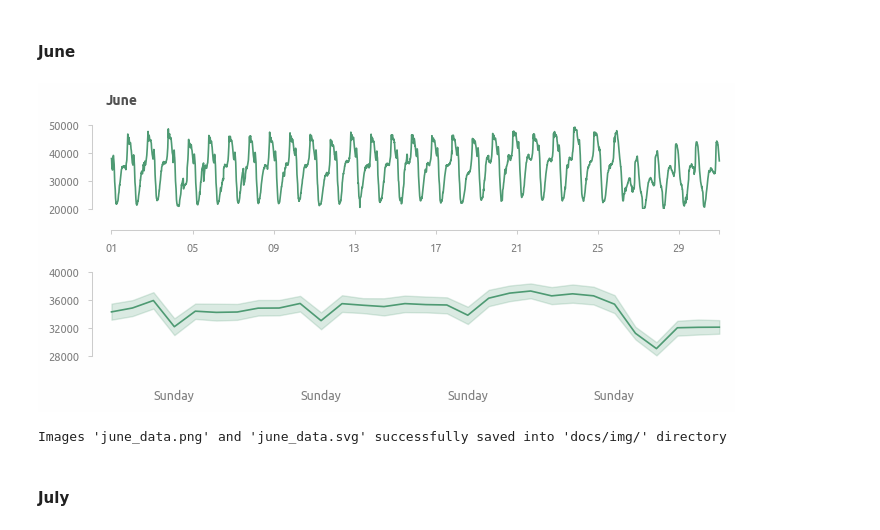
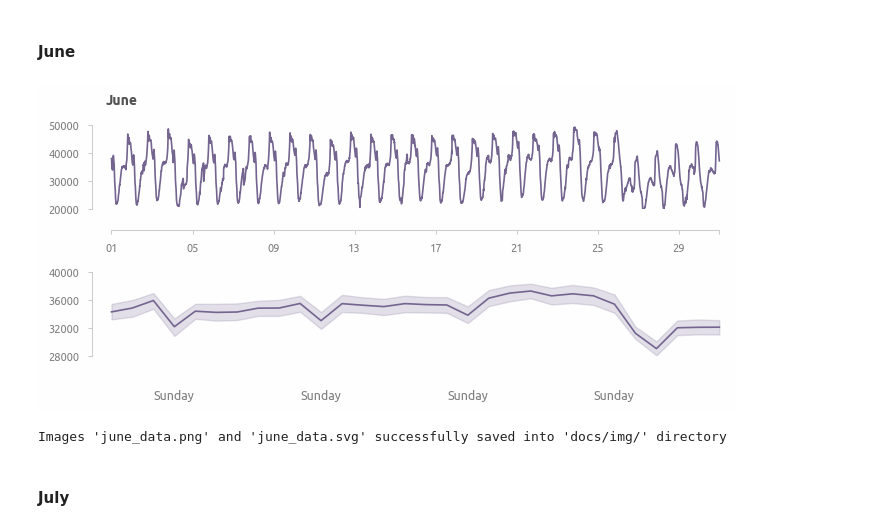
Before and after one commit to a-chasovsky/electric-power-consumption, a Jupyter notebook: 01-explore.ipynb, the cells around one changed output. Drawn from its saved outputs; the diff is of its cells as text; code cells hidden in the pictures.

```diff
--- a/01-explore.ipynb
+++ b/01-explore.ipynb
@@ -634,7 +631,7 @@ fig, ax = plt.subplots(2,1, figsize=(8, 3), sharex=False)
 # plt.subplot(2, 1, 1)
 ax[0].plot(train[train['month']==6].index,
     train[train['month']==6]['target1'],
-    color=palette[3])
+    color=palette[4])
 
 fmt = mpl.dates.DateFormatter('%d')
 ax[0].xaxis.set_major_formatter(fmt)
@@ -645,35 +642,35 @@ axis_rstyle(
     grid=False, ax=ax[0])
 
 ax[0].xaxis.get_major_ticks()[-1].label1.set_visible(False)
 
 sns.lineplot(
     data=train[train['month']==6],
     x='day',
     y='target1',
-    color=palette[3],
+    color=palette[4],
     ax=ax[1])
 
 multloc = mpl.ticker.MultipleLocator(base=7, offset=0)
 ax[1].xaxis.set_major_locator(multloc)
 ax[1].set_xticks(arange(4, 30, 7, True), labels=['Sunday']*4)
 
 axis_rstyle(
     ax=ax[1], offset_bottom=15, offset_left=10,
     yticks=[28000, 40000, 4000], ylim=[28000, 40000],
     grid=False, x_axis_hide=True)
 
 ax[1].tick_params(axis='x', labelsize=9)
 
 plt.xlabel(None)
 plt.ylabel(None)
 ax[0].set_title('June')
 
 plt.subplots_adjust(hspace=0.75)
 plt.show()
 
 savefig('june_data', dir_save_img)
 # %% [output]
-[figure, old version]
+[figure, new version]
 Images 'june_data.png' and 'june_data.svg' successfully saved into 'docs/img/' directory
 # %% [markdown]
 #### July
```
Also changed, not shown: parts of 4 cells of this notebook, 11 other files.
